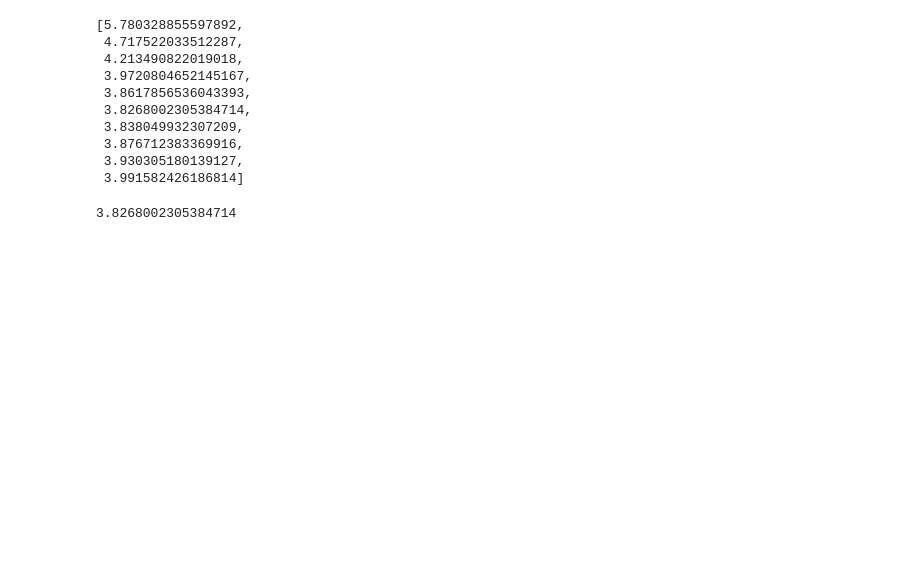
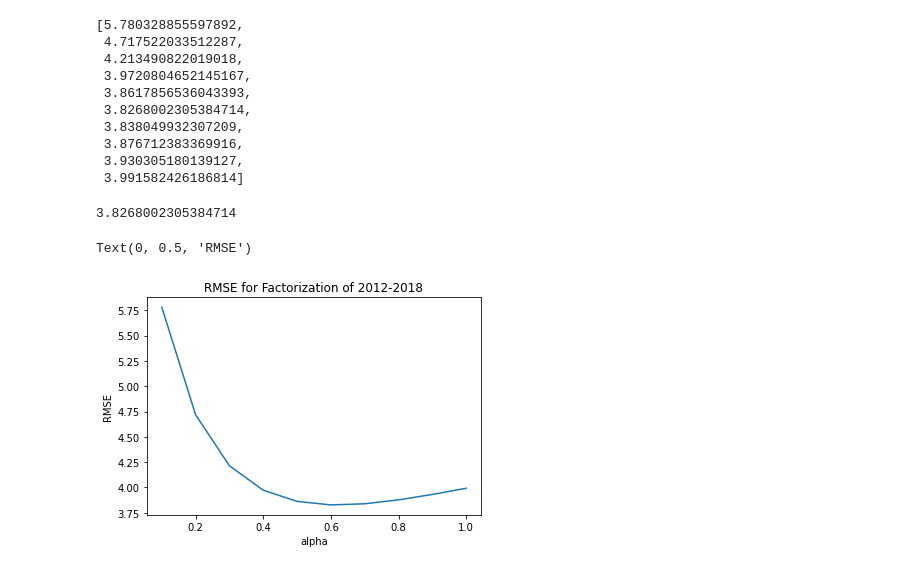
Before and after one commit to myrandaGoesToSpace/temporal-link-prediction, a Jupyter notebook: tensor-factorization-experiment.ipynb, the cells around one changed output. Cells and saved outputs as stored; diff of their text form; code cells hidden in the pictures; blank space fills up the shorter version.

Commit message:
add plot figures

```diff
--- a/tensor-factorization-experiment.ipynb
+++ b/tensor-factorization-experiment.ipynb
@@ -171,3 +172,13 @@ preds_all_years[5]
 3.8268002305384714
 # %%
 # Get Spearman correlation
+# %%
+# Plots
+alphas = [0.1, 0.2, 0.3, 0.4, 0.5, 0.6, 0.7, 0.8, 0.9, 1.0]
+plt.plot(alphas, preds_all_years)
+plt.title("RMSE for Factorization of 2012-2018")
+plt.xlabel("alpha")
+plt.ylabel("RMSE")
+# %% [output]
+Text(0, 0.5, 'RMSE')
+[figure, added]
```
Also changed, not shown: parts of 9 cells of this notebook.
